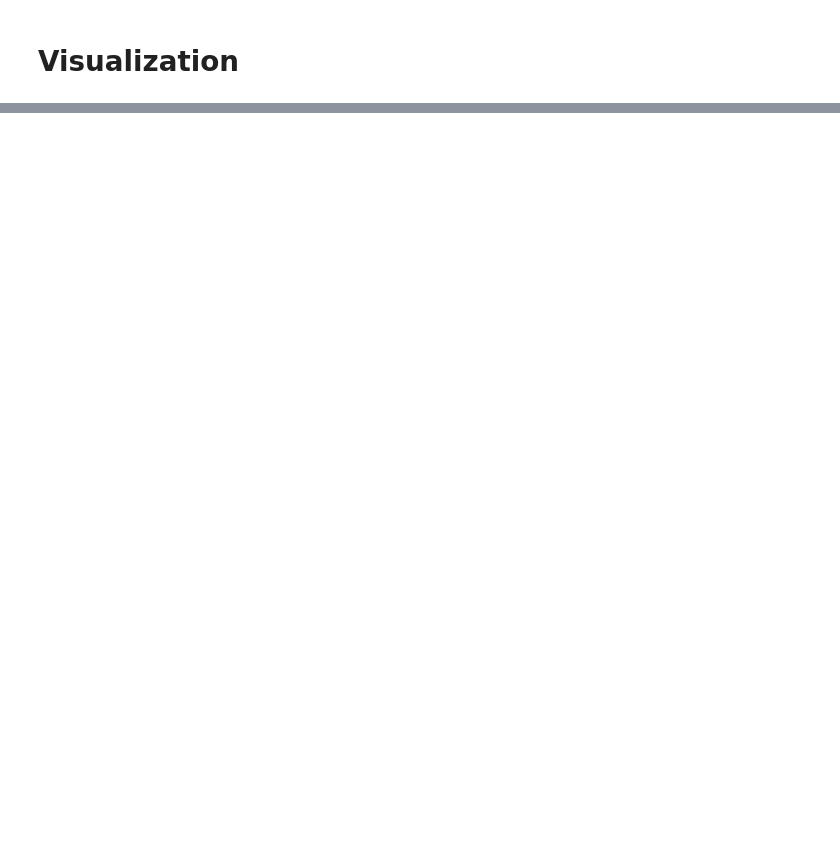
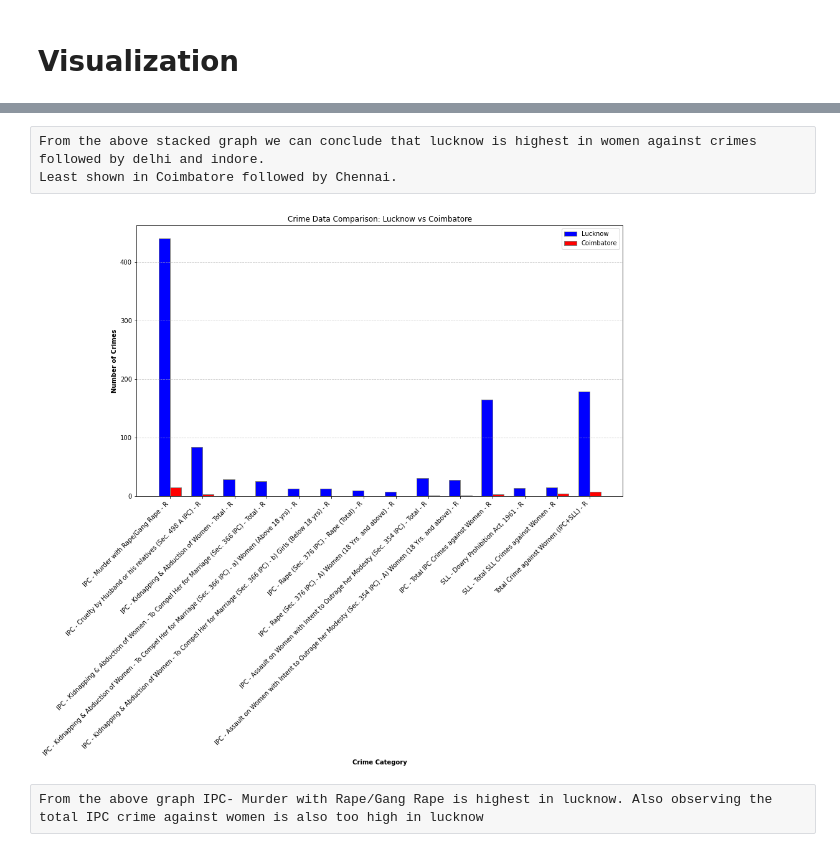
Before and after one commit to mansi05041/CrimeAgainstWomen, a Jupyter notebook: 2017CrimeAgainstWomen.ipynb, the cells around one changed output, grey strips where cells are left out. Saved outputs shown, nothing was run; the diff lists cells and outputs as text; code cells hidden in the pictures; blank space fills up the shorter version.

```diff
--- a/2017CrimeAgainstWomen.ipynb
+++ b/2017CrimeAgainstWomen.ipynb
@@ -144,0 +104,43 @@ KeyError: 'T'
+# %% [raw]
+From the above stacked graph we can conclude that lucknow is highest in women against crimes followed by delhi and indore.
+Least shown in Coimbatore followed by Chennai.
+# %%
+# comparing the highest crime city (Lucknow) vs Lowest crime city (Coimbatore) and finding the categories that are severe in lucknow
+# extracting data for each city
+lucknow_data = df2017[df2017['City'] == 'Lucknow (Uttar Pradesh)'].iloc[0, 1:]
+coimbatore_data = df2017[df2017['City'] == 'Coimbatore (Tamil Nadu)'].iloc[0, 1:]
+categories = df2017.columns[1:]  # Assuming the first column is 'City'
+# %%
+# Define the threshold
+threshold = 5
+# Filter categories based on the threshold
+significant_categories = (lucknow_data > threshold) | (coimbatore_data > threshold)
+filtered_categories = df2017.columns[1:][significant_categories]
+filtered_lucknow_data = lucknow_data[significant_categories]
+filtered_coimbatore_data = coimbatore_data[significant_categories]
+# %%
+# Define the position of the bars on the x-axis
+bar_width = 0.35
+r1 = np.arange(len(filtered_categories))
+r2 = [x + bar_width for x in r1]
+# %%
+# Create the bar chart
+plt.figure(figsize=(14, 8))
+plt.bar(r1, filtered_lucknow_data, color='b', width=bar_width, edgecolor='grey', label='Lucknow')
+plt.bar(r2, filtered_coimbatore_data, color='r', width=bar_width, edgecolor='grey', label='Coimbatore')
+# Add labels
+plt.xlabel('Crime Category', fontweight='bold')
+plt.ylabel('Number of Crimes', fontweight='bold')
+plt.xticks([r + bar_width / 2 for r in range(len(filtered_categories))], filtered_categories, rotation=45, ha='right')
+# Add grid lines
+plt.grid(axis='y', linestyle='--', alpha=0.7)
+# Add title and legend
+plt.title('Crime Data Comparison: Lucknow vs Coimbatore')
+plt.legend()
+# Show the plot
+#plt.tight_layout()
+plt.show()
+# %% [output]
+[figure, added]
+# %% [raw]
+From the above graph IPC- Murder with Rape/Gang Rape is highest in lucknow. Also observing the total IPC crime against women is also too high in lucknow
```
Also changed, not shown: parts of 10 cells of this notebook.
